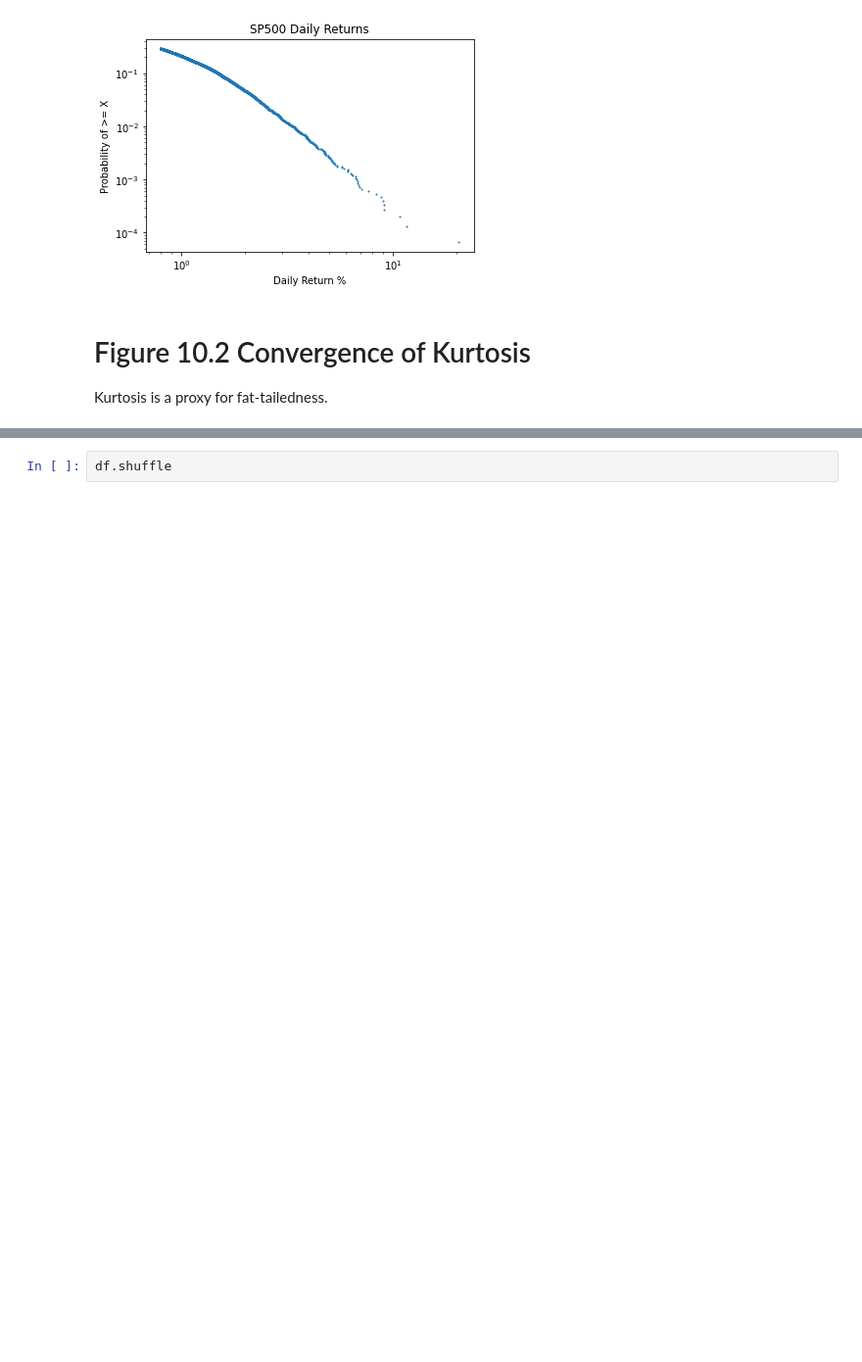
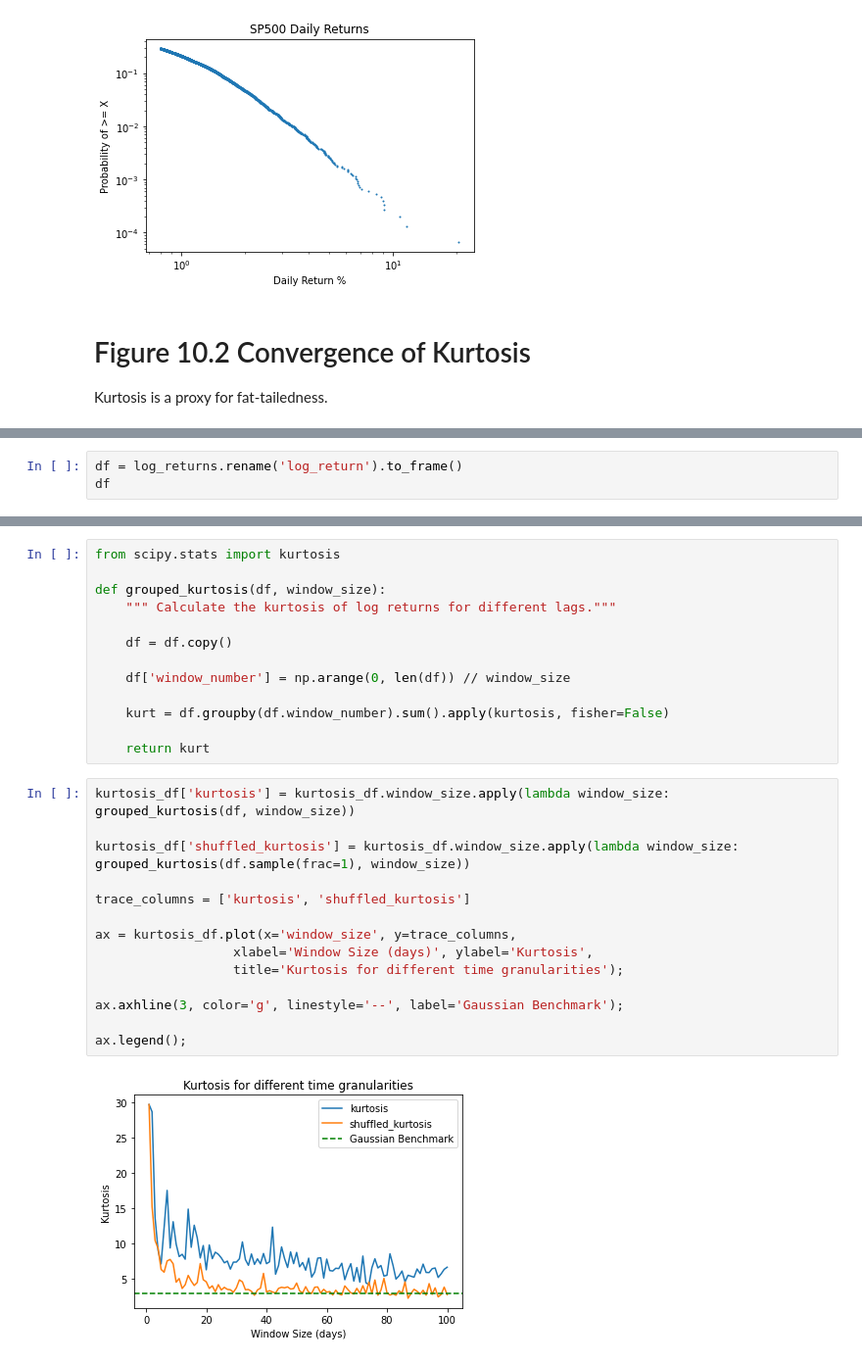
Before and after one commit to FergM/fattails, a Jupyter notebook: notebooks/NB37 - Diagnosing the SP500.ipynb, the cells around one changed output, grey strips where cells are left out. Shown at 98% size. Cells and saved outputs as stored; diff of their text form; blank space fills up the shorter version.

```diff
--- a/notebooks/NB37 - Diagnosing the SP500.ipynb
+++ b/notebooks/NB37 - Diagnosing the SP500.ipynb
@@ -145,0 +138,3 @@ def calculate_kurtosis(granularity):
+# %%
+df = log_returns.rename('log_return').to_frame()
+df
@@ -160,2 +166,29 @@ Next we shuffle:
-# %%
-df.shuffle
+# %%
+from scipy.stats import kurtosis
+
+def grouped_kurtosis(df, window_size):
+    """ Calculate the kurtosis of log returns for different lags."""
+
+    df = df.copy()
+
+    df['window_number'] = np.arange(0, len(df)) // window_size
+
+    kurt = df.groupby(df.window_number).sum().apply(kurtosis, fisher=False)
+
+    return kurt
+# %%
+kurtosis_df['kurtosis'] = kurtosis_df.window_size.apply(lambda window_size: grouped_kurtosis(df, window_size))
+
+kurtosis_df['shuffled_kurtosis'] = kurtosis_df.window_size.apply(lambda window_size: grouped_kurtosis(df.sample(frac=1), window_size))
+
+trace_columns = ['kurtosis', 'shuffled_kurtosis']
+
+ax = kurtosis_df.plot(x='window_size', y=trace_columns,
+                  xlabel='Window Size (days)', ylabel='Kurtosis',
+                  title='Kurtosis for different time granularities');
+
+ax.axhline(3, color='g', linestyle='--', label='Gaussian Benchmark');
+
+ax.legend();
+# %% [output]
+[figure, added]
```
Also changed, not shown: parts of 5 cells of this notebook.
